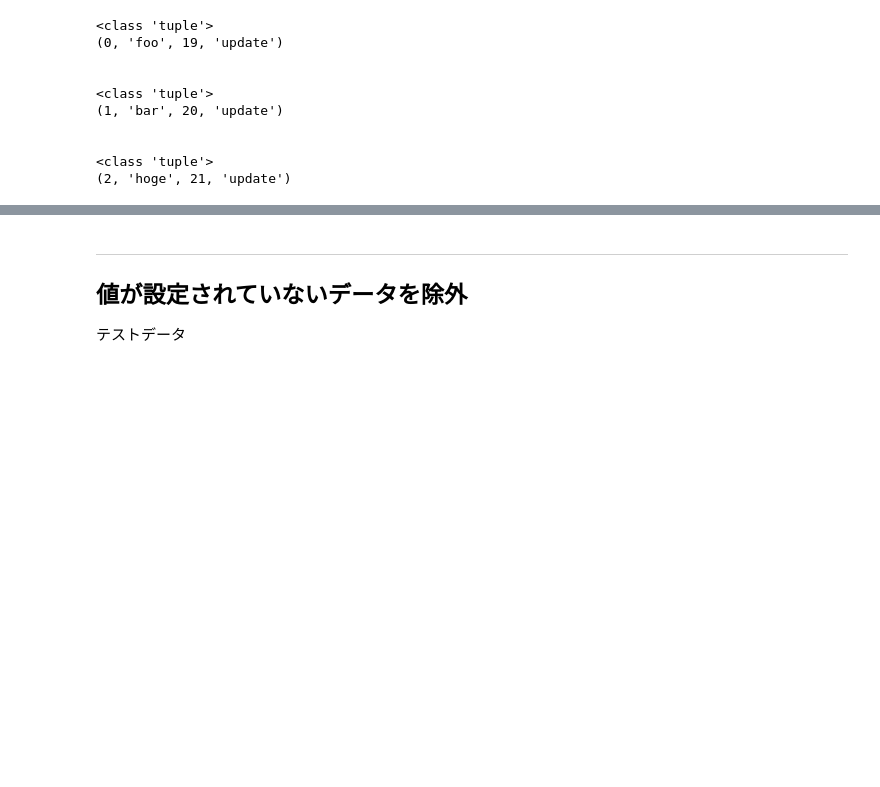
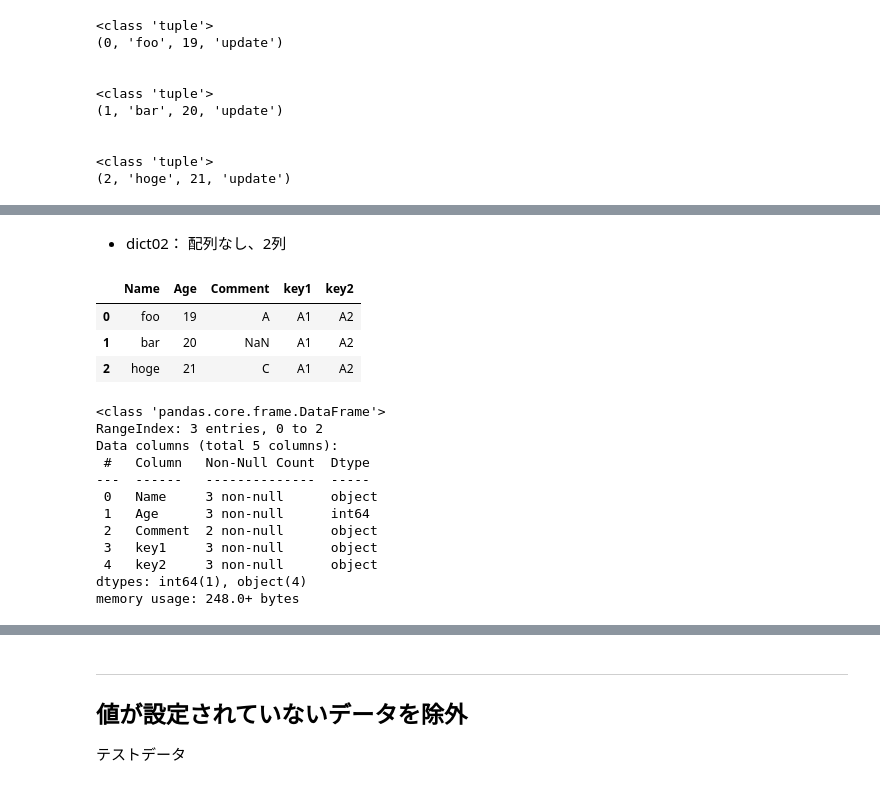
Before and after one commit to tsuyoi1064/notebook, a Jupyter notebook: HowTo/Pandas.ipynb, the cells around one changed output, grey strips where cells are left out. Saved outputs shown, nothing was run; the diff lists cells and outputs as text; code cells hidden in the pictures; blank space fills up the shorter version.

```diff
--- a/HowTo/Pandas.ipynb
+++ b/HowTo/Pandas.ipynb
@@ -475,0 +501,4 @@ for row in simple.itertuples(name=None):
+# %%
+simple = pd.read_csv('./csv/simple.csv')
+display(simple)
+simple.info()
@@ -475,0 +602,27 @@ for row in simple.itertuples(name=None):
+# %% [markdown]
+- dict02： 配列なし、2列
+# %%
+dfnew = simple.copy()
+for index, row in dfnew.iterrows():
+    dfnew.at[index, 'key1'] = dict02['key1']
+    dfnew.at[index, 'key2'] = dict02['key2']
+
+display(dfnew)
+dfnew.info()
+# %% [output]
+|  | Name | Age | Comment | key1 | key2 |
+| 0 | foo | 19 | A | A1 | A2 |
+| 1 | bar | 20 | NaN | A1 | A2 |
+| 2 | hoge | 21 | C | A1 | A2 |
+<class 'pandas.core.frame.DataFrame'>
+RangeIndex: 3 entries, 0 to 2
+Data columns (total 5 columns):
+ #   Column   Non-Null Count  Dtype
+---  ------   --------------  -----
+ 0   Name     3 non-null      object
+ 1   Age      3 non-null      int64
+ 2   Comment  2 non-null      object
+ 3   key1     3 non-null      object
+ 4   key2     3 non-null      object
+dtypes: int64(1), object(4)
+memory usage: 248.0+ bytes
```
Also changed, not shown: parts of 17 cells of this notebook, 3 other files.
